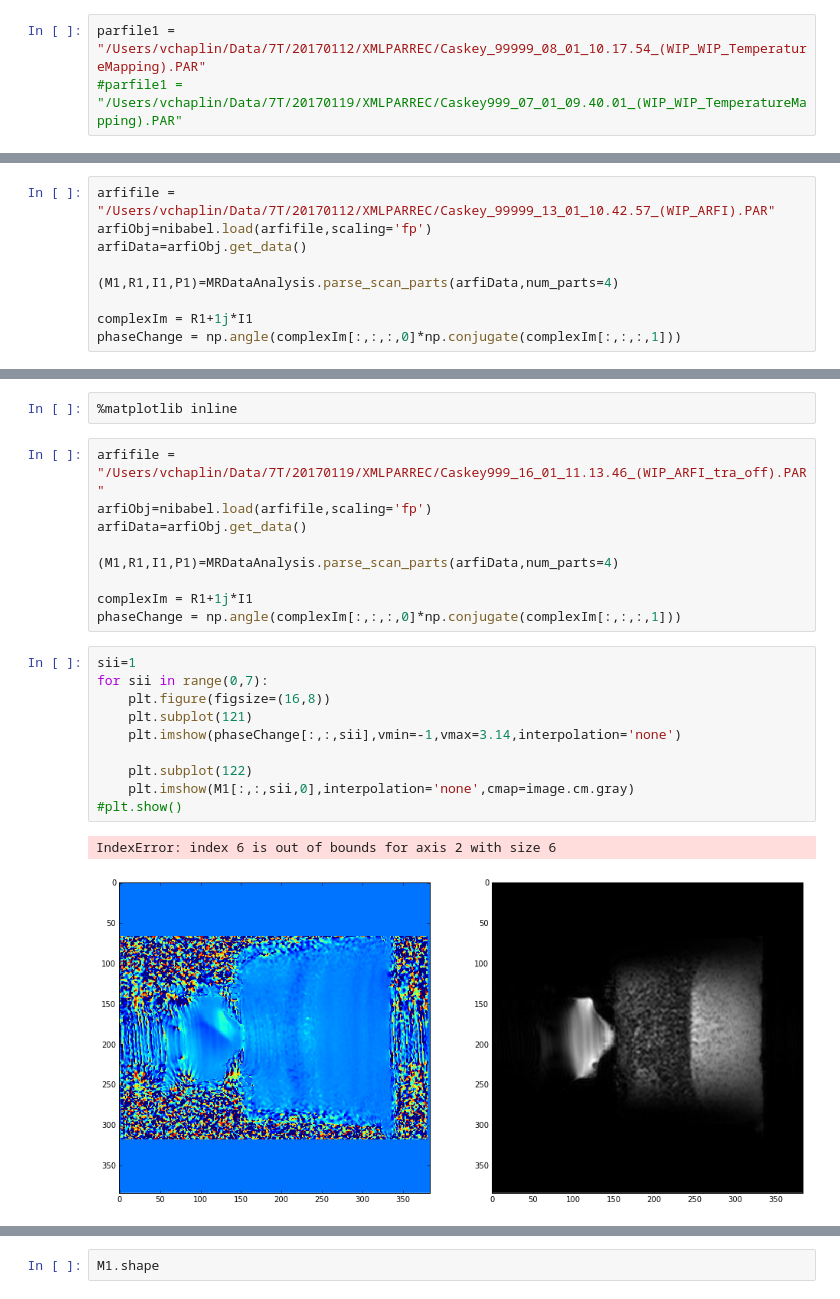
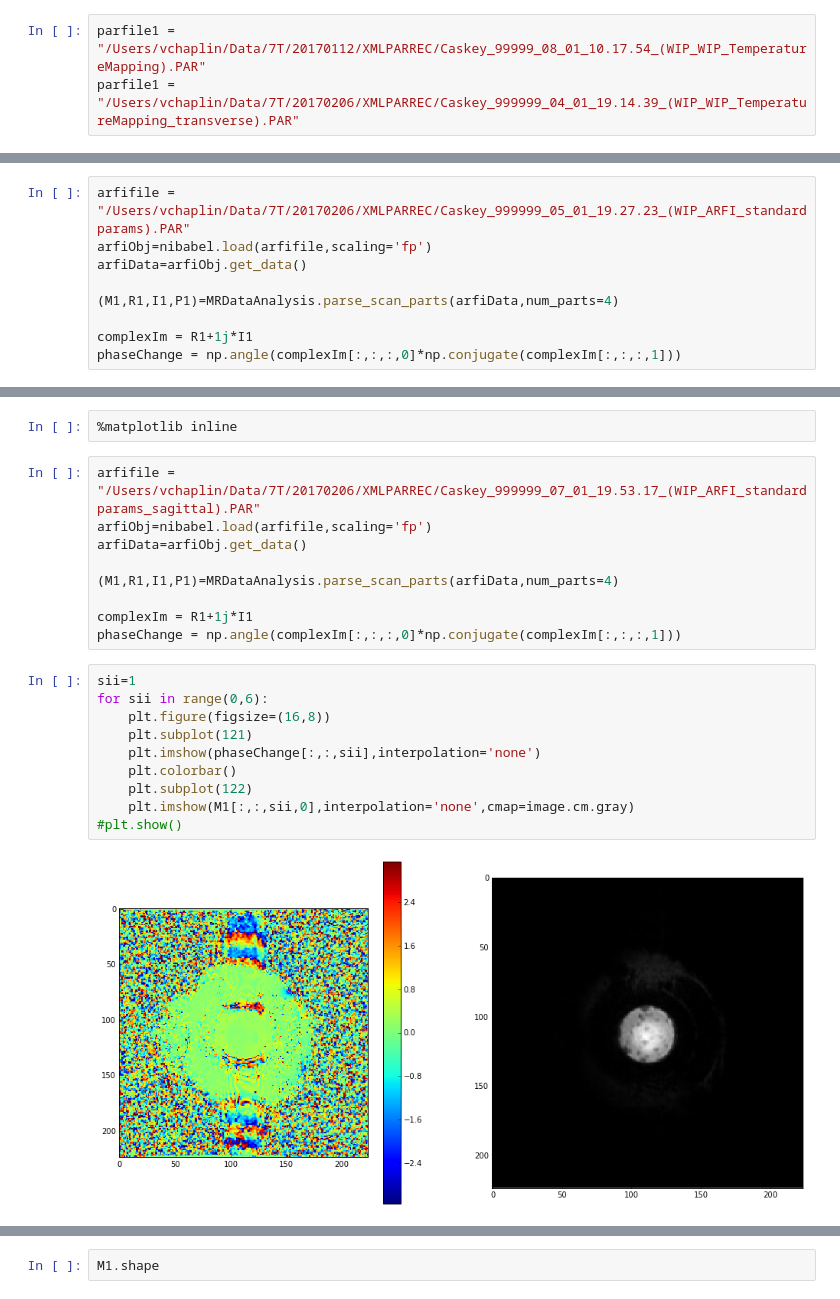
Before and after one commit to vlchaplin/fus_igt_gh, a Jupyter notebook: py/MRARFI.ipynb, the cells around one changed output, grey strips where cells are left out. Drawn from its saved outputs; the diff is of its cells as text.

```diff
--- a/py/MRARFI.ipynb
+++ b/py/MRARFI.ipynb
@@ -24,7 +24,7 @@ def vectorstr2arr(panda_vec_string,dtype=np.float):
     return np.array(list(map(float,panda_vec_string[1:-1].split())), dtype=dtype)
 # %%
 parfile1 = "/Users/vchaplin/Data/7T/20170112/XMLPARREC/Caskey_99999_08_01_10.17.54_(WIP_WIP_TemperatureMapping).PAR"
-#parfile1 = "/Users/vchaplin/Data/7T/20170119/XMLPARREC/Caskey999_07_01_09.40.01_(WIP_WIP_TemperatureMapping).PAR"
+parfile1 = "/Users/vchaplin/Data/7T/20170206/XMLPARREC/Caskey_999999_04_01_19.14.39_(WIP_WIP_TemperatureMapping_transverse).PAR"
 # %%
 imgObj=nibabel.load(parfile1,scaling='fp')
 imgData=imgObj.get_data()
@@ -71,5 +71,5 @@ nibabel.save(niftiout, '/Users/vchaplin/Data/7T/20170119/XMLPARREC/s07.nii')
 # %%
-arfifile = "/Users/vchaplin/Data/7T/20170112/XMLPARREC/Caskey_99999_13_01_10.42.57_(WIP_ARFI).PAR"
+arfifile = "/Users/vchaplin/Data/7T/20170206/XMLPARREC/Caskey_999999_05_01_19.27.23_(WIP_ARFI_standardparams).PAR"
 arfiObj=nibabel.load(arfifile,scaling='fp')
 arfiData=arfiObj.get_data()
 
@@ -91,7 +91,7 @@ phaseChange.shape
 # %%
 %matplotlib inline
 # %%
-arfifile = "/Users/vchaplin/Data/7T/20170119/XMLPARREC/Caskey999_16_01_11.13.46_(WIP_ARFI_tra_off).PAR"
+arfifile = "/Users/vchaplin/Data/7T/20170206/XMLPARREC/Caskey_999999_07_01_19.53.17_(WIP_ARFI_standardparams_sagittal).PAR"
 arfiObj=nibabel.load(arfifile,scaling='fp')
 arfiData=arfiObj.get_data()
 
@@ -101,14 +101,13 @@ complexIm = R1+1j*I1
 phaseChange = np.angle(complexIm[:,:,:,0]*np.conjugate(complexIm[:,:,:,1]))
 # %%
 sii=1
-for sii in range(0,7):
+for sii in range(0,6):
     plt.figure(figsize=(16,8))
     plt.subplot(121)
-    plt.imshow(phaseChange[:,:,sii],vmin=-1,vmax=3.14,interpolation='none')
-
+    plt.imshow(phaseChange[:,:,sii],interpolation='none')
+    plt.colorbar()
     plt.subplot(122)
     plt.imshow(M1[:,:,sii,0],interpolation='none',cmap=image.cm.gray)
 #plt.show()
 # %% [output]
-IndexError: index 6 is out of bounds for axis 2 with size 6
-[figure, old version]
+[figure, new version]
```
Also changed, not shown: parts of 5 cells of this notebook.
